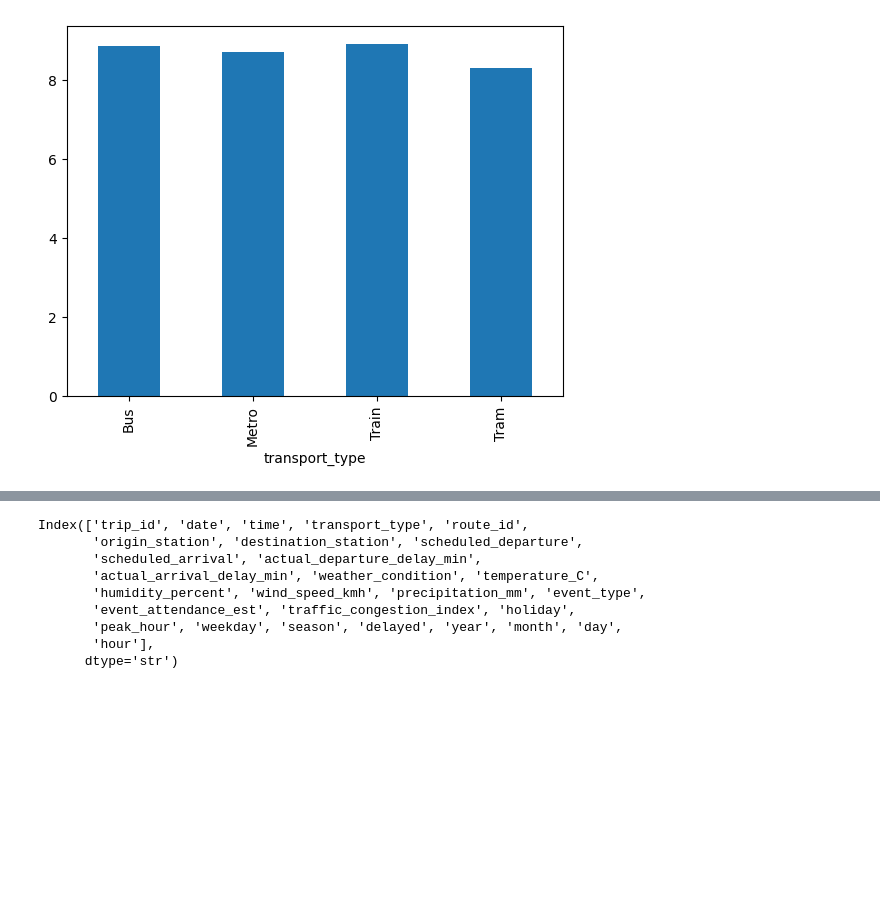
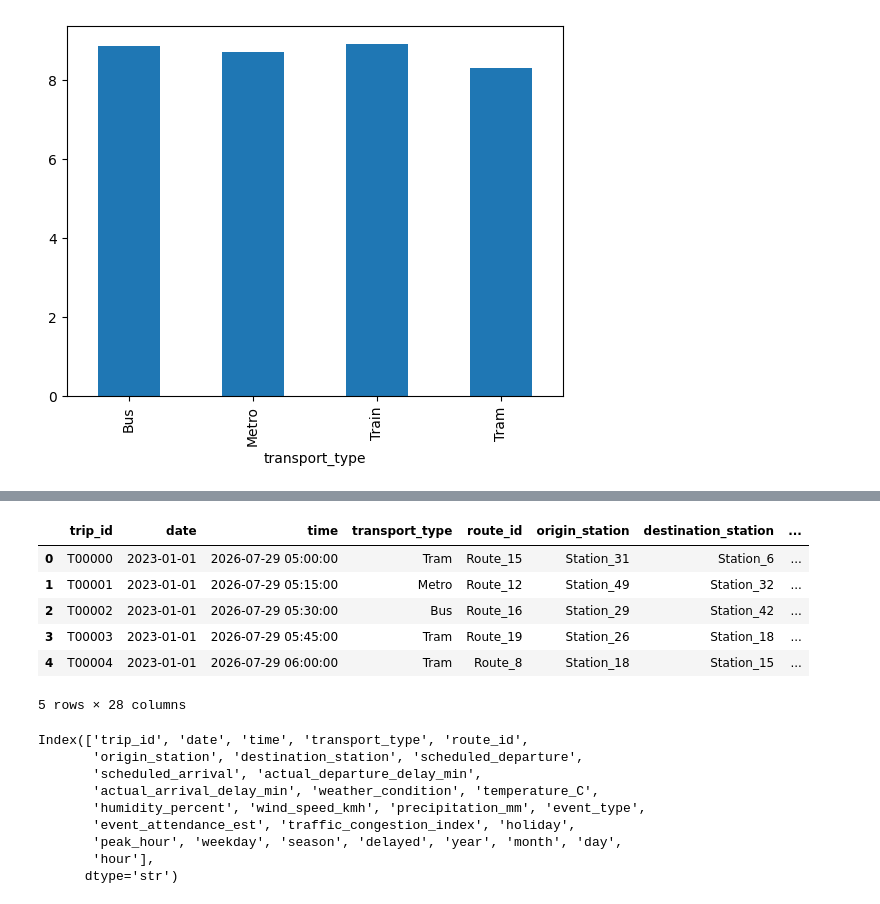
Before and after one commit to rahulghoshal/Public_Transport_Delay_Prediction, a Jupyter notebook: transport.ipynb, the cells around one changed output, grey strips where cells are left out. Drawn from its saved outputs; the diff is of its cells as text; code cells hidden in the pictures; blank space fills up the shorter version.

```diff
--- a/transport.ipynb
+++ b/transport.ipynb
@@ -208,3 +235,13 @@ weather_condition_delay.sort_values().plot(kind='bar')
+# %%
+df.head(5)
+# %% [output]
+|  | trip_id | date | time | transport_type | route_id | origin_station | destination_station | ... |
+| 0 | T00000 | 2023-01-01 | 2026-07-29 05:00:00 | Tram | Route_15 | Station_31 | Station_6 | ... |
+| 1 | T00001 | 2023-01-01 | 2026-07-29 05:15:00 | Metro | Route_12 | Station_49 | Station_32 | ... |
+| 2 | T00002 | 2023-01-01 | 2026-07-29 05:30:00 | Bus | Route_16 | Station_29 | Station_42 | ... |
+| 3 | T00003 | 2023-01-01 | 2026-07-29 05:45:00 | Tram | Route_19 | Station_26 | Station_18 | ... |
+| 4 | T00004 | 2023-01-01 | 2026-07-29 06:00:00 | Tram | Route_8 | Station_18 | Station_15 | ... |
+5 rows × 28 columns
 # %%
 df.columns
 # %% [output]
```
Also changed, not shown: parts of 5 cells of this notebook.
